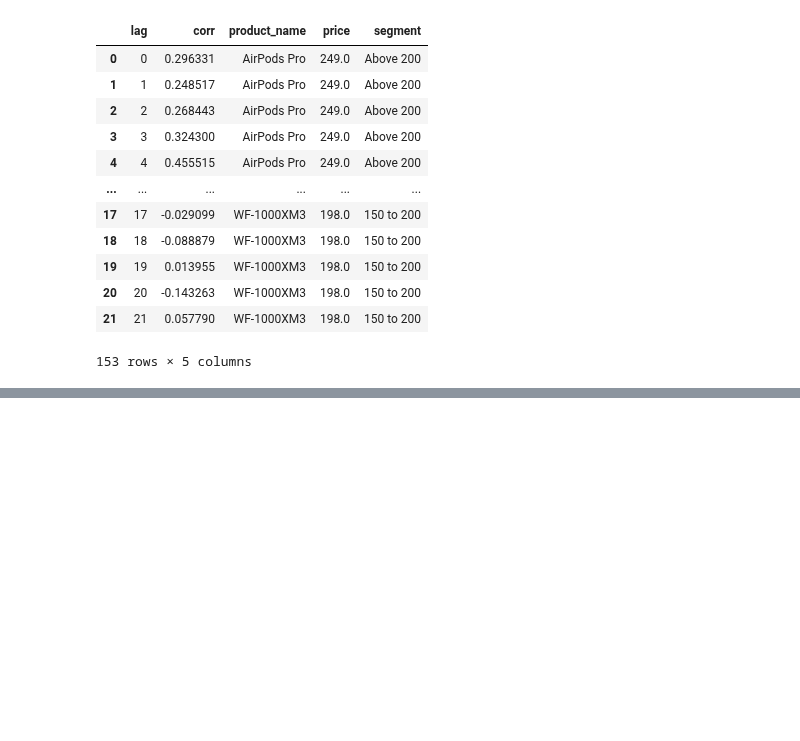
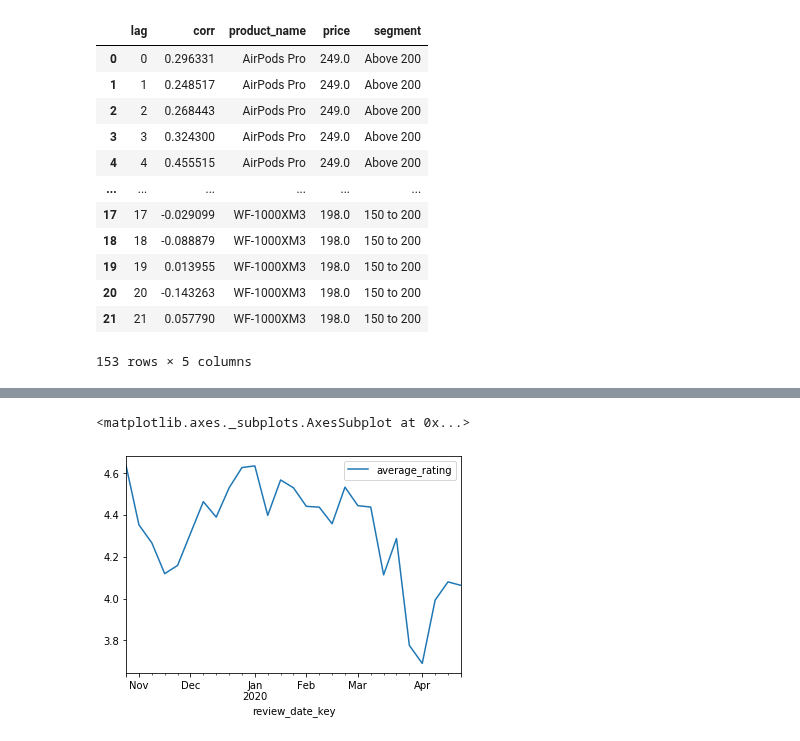
Before and after one commit to datascientistlin/AmazonReviewAnalysis, a Jupyter notebook: Correlation.ipynb, the cells around one changed output, grey strips where cells are left out. Drawn from its saved outputs; the diff is of its cells as text; code cells hidden in the pictures; blank space fills up the shorter version.

Commit message:
Added corrleation of review counts and average ratings between all reviews and verified purchasing reviews

```diff
--- a/Correlation.ipynb
+++ b/Correlation.ipynb
@@ -7,9 +7,10 @@ import matplotlib.dates as mdates
 import altair as alt
 from altair import datum
 # %%
-def review_data_import_clean(product_name, verified_purchase = 1):
+def review_data_import_clean(product_name, verified_purchase = True):
     df_review = pd.read_csv('data/{}.csv'.format(product_name))
-    df_review = df_review[df_review['verified_purchase'] == verified_purchase]
+    if verified_purchase:
+        df_review = df_review[df_review['verified_purchase'] == 1]
     df_review['review_date_key'] = pd.to_datetime(df_review['review_date'])
     df_review_weekly = df_review.groupby(pd.Grouper(key='review_date_key', freq='W-SUN', label='left', closed='left'))['review_rating']\
                         .agg(['mean', 'count'])\
@@ -283,3 +342,9 @@ alt.Chart(df_corr_review_rating).mark_bar(size=10).encode(
 ).resolve_scale(x='independent')
 # %% [output]
 [interactive output not drawn]
+# %%
+df = review_data_import_clean('AirPods Pro')
+df.plot('review_date_key', 'average_rating')
+# %% [output]
+<matplotlib.axes._subplots.AxesSubplot at 0x...>
+[figure, added]
```
Also changed, not shown: parts of 25 cells of this notebook.
